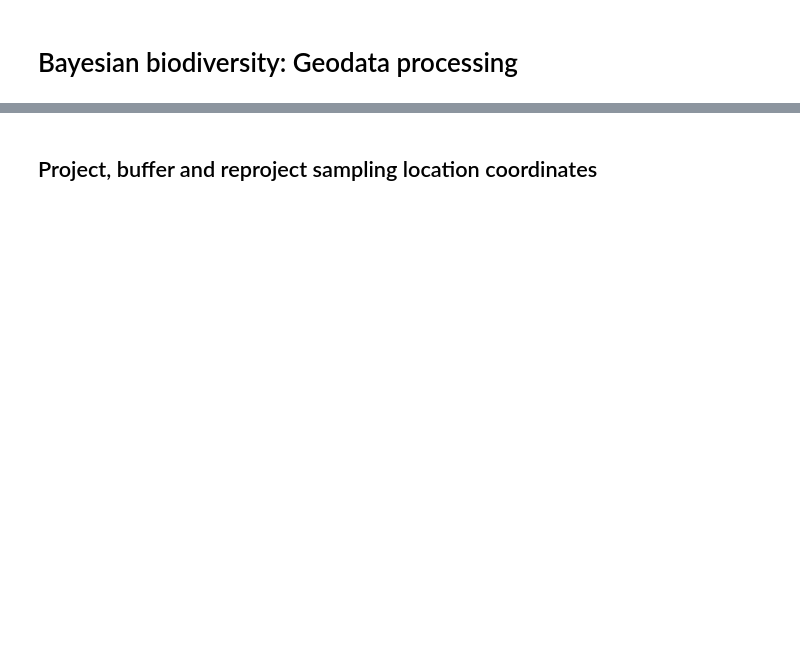
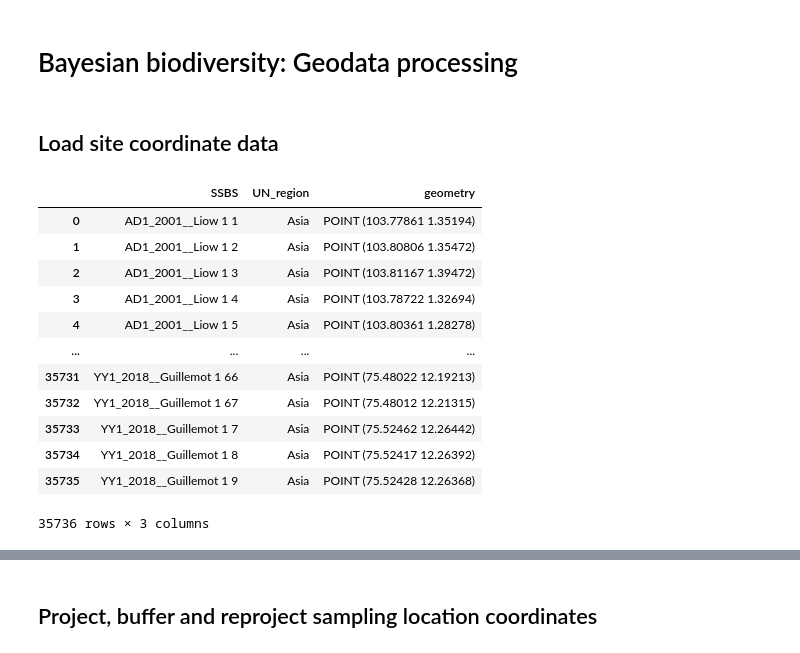
Before and after one commit to j-nystrom/biodiversity-impacts, a Jupyter notebook: notebooks/geodata_processing_v2.ipynb, the cells around one changed output, grey strips where cells are left out. Drawn from its saved outputs; the diff is of its cells as text; code cells hidden in the pictures; blank space fills up the shorter version.

```diff
--- a/notebooks/geodata_processing_v2.ipynb
+++ b/notebooks/geodata_processing_v2.ipynb
@@ -38,0 +27,19 @@ def project_to_utm(point):
+# %% [markdown]
+## Load site coordinate data
+# %%
+gdf_sites = gpd.read_file("../../data/PREDICTS/site_coordinates/site_coord.shp")
+gdf_sites
+# %% [output]
+|  | SSBS | UN_region | geometry |
+| 0 | AD1_2001__Liow 1 1 | Asia | POINT (103.77861 1.35194) |
+| 1 | AD1_2001__Liow 1 2 | Asia | POINT (103.80806 1.35472) |
+| 2 | AD1_2001__Liow 1 3 | Asia | POINT (103.81167 1.39472) |
+| 3 | AD1_2001__Liow 1 4 | Asia | POINT (103.78722 1.32694) |
+| 4 | AD1_2001__Liow 1 5 | Asia | POINT (103.80361 1.28278) |
+| ... | ... | ... | ... |
+| 35731 | YY1_2018__Guillemot 1 66 | Asia | POINT (75.48022 12.19213) |
+| 35732 | YY1_2018__Guillemot 1 67 | Asia | POINT (75.48012 12.21315) |
+| 35733 | YY1_2018__Guillemot 1 7 | Asia | POINT (75.52462 12.26442) |
+| 35734 | YY1_2018__Guillemot 1 8 | Asia | POINT (75.52417 12.26392) |
+| 35735 | YY1_2018__Guillemot 1 9 | Asia | POINT (75.52428 12.26368) |
+35736 rows × 3 columns
```
Also changed, not shown: parts of 45 cells of this notebook.
